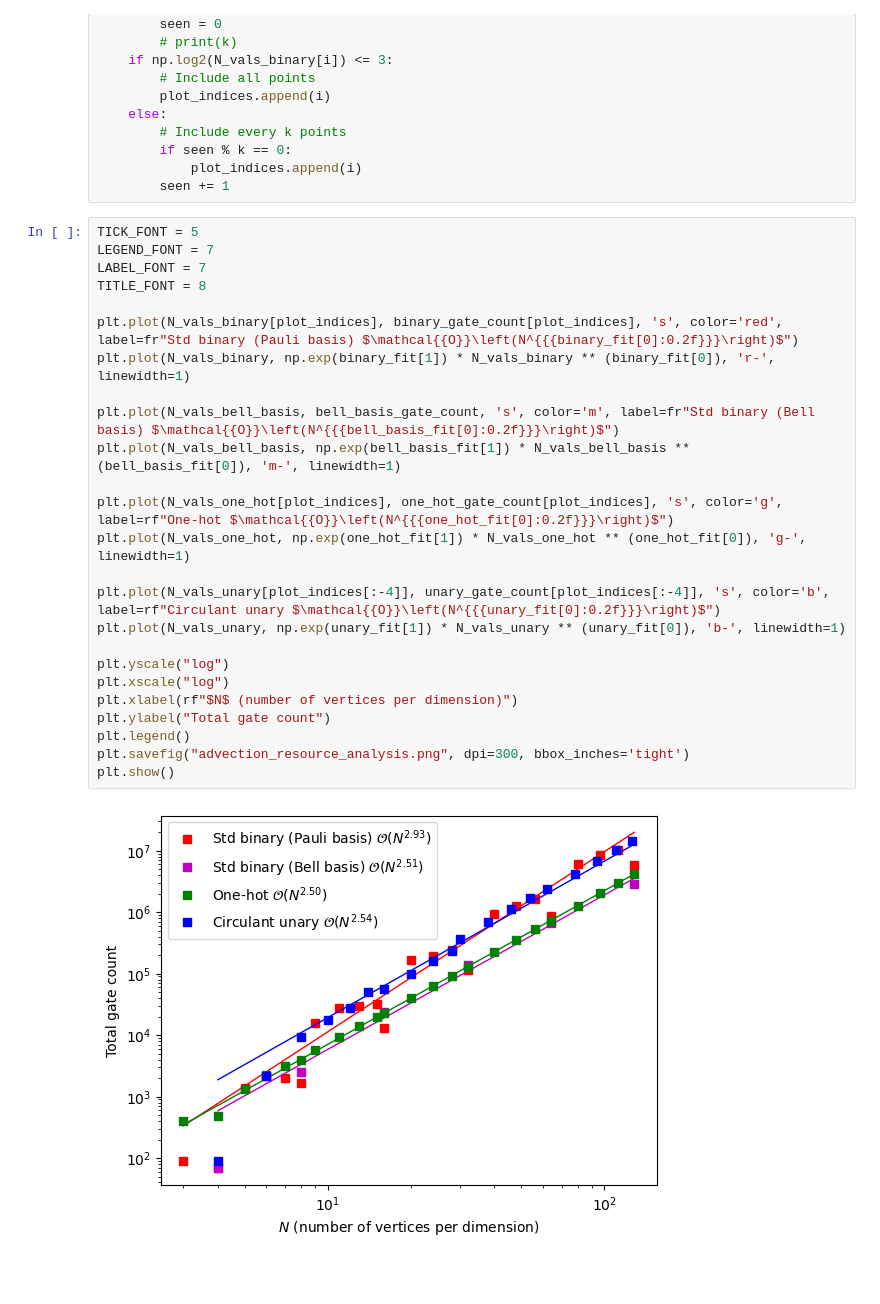
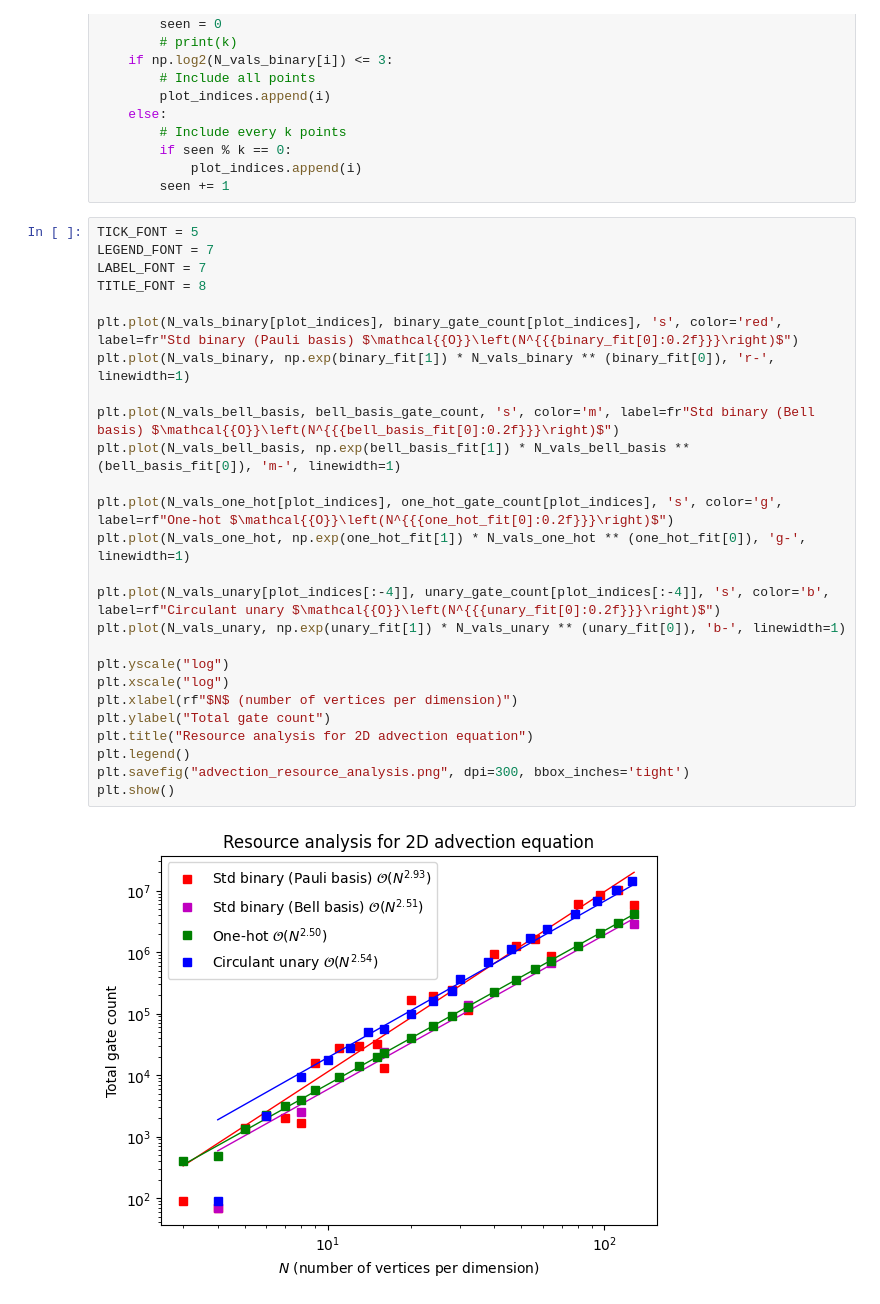
Before and after one commit to jli0108/quantum-diff-eq-ham-ebd, a Jupyter notebook: src/figures_2d_advection.ipynb, the cells around one changed output. Saved outputs shown, nothing was run; the diff lists cells and outputs as text; blank space fills up the shorter version.

```diff
--- a/src/figures_2d_advection.ipynb
+++ b/src/figures_2d_advection.ipynb
@@ -351,27 +351,28 @@ for i in range(len(N_vals_binary)):
 # %%
 TICK_FONT = 5
 LEGEND_FONT = 7
 LABEL_FONT = 7
 TITLE_FONT = 8
 
 plt.plot(N_vals_binary[plot_indices], binary_gate_count[plot_indices], 's', color='red', label=fr"Std binary (Pauli basis) $\mathcal{{O}}\left(N^{{{binary_fit[0]:0.2f}}}\right)$")
 plt.plot(N_vals_binary, np.exp(binary_fit[1]) * N_vals_binary ** (binary_fit[0]), 'r-', linewidth=1)
 
 plt.plot(N_vals_bell_basis, bell_basis_gate_count, 's', color='m', label=fr"Std binary (Bell basis) $\mathcal{{O}}\left(N^{{{bell_basis_fit[0]:0.2f}}}\right)$")
 plt.plot(N_vals_bell_basis, np.exp(bell_basis_fit[1]) * N_vals_bell_basis ** (bell_basis_fit[0]), 'm-', linewidth=1)
 
 plt.plot(N_vals_one_hot[plot_indices], one_hot_gate_count[plot_indices], 's', color='g', label=rf"One-hot $\mathcal{{O}}\left(N^{{{one_hot_fit[0]:0.2f}}}\right)$")
 plt.plot(N_vals_one_hot, np.exp(one_hot_fit[1]) * N_vals_one_hot ** (one_hot_fit[0]), 'g-', linewidth=1)
 
 plt.plot(N_vals_unary[plot_indices[:-4]], unary_gate_count[plot_indices[:-4]], 's', color='b', label=rf"Circulant unary $\mathcal{{O}}\left(N^{{{unary_fit[0]:0.2f}}}\right)$")
 plt.plot(N_vals_unary, np.exp(unary_fit[1]) * N_vals_unary ** (unary_fit[0]), 'b-', linewidth=1)
 
 plt.yscale("log")
 plt.xscale("log")
 plt.xlabel(rf"$N$ (number of vertices per dimension)")
 plt.ylabel("Total gate count")
+plt.title("Resource analysis for 2D advection equation")
 plt.legend()
 plt.savefig("advection_resource_analysis.png", dpi=300, bbox_inches='tight')
 plt.show()
 # %% [output]
-[figure, old version]
+[figure, new version]
```
Also changed, not shown: 3 other files.
